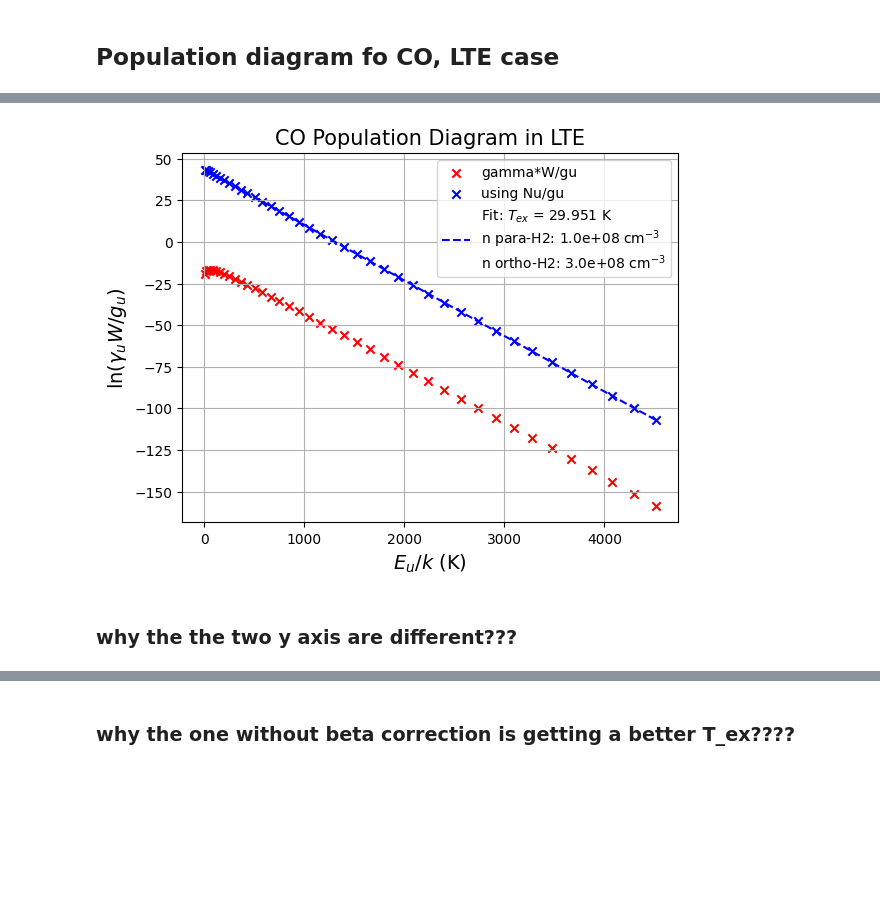
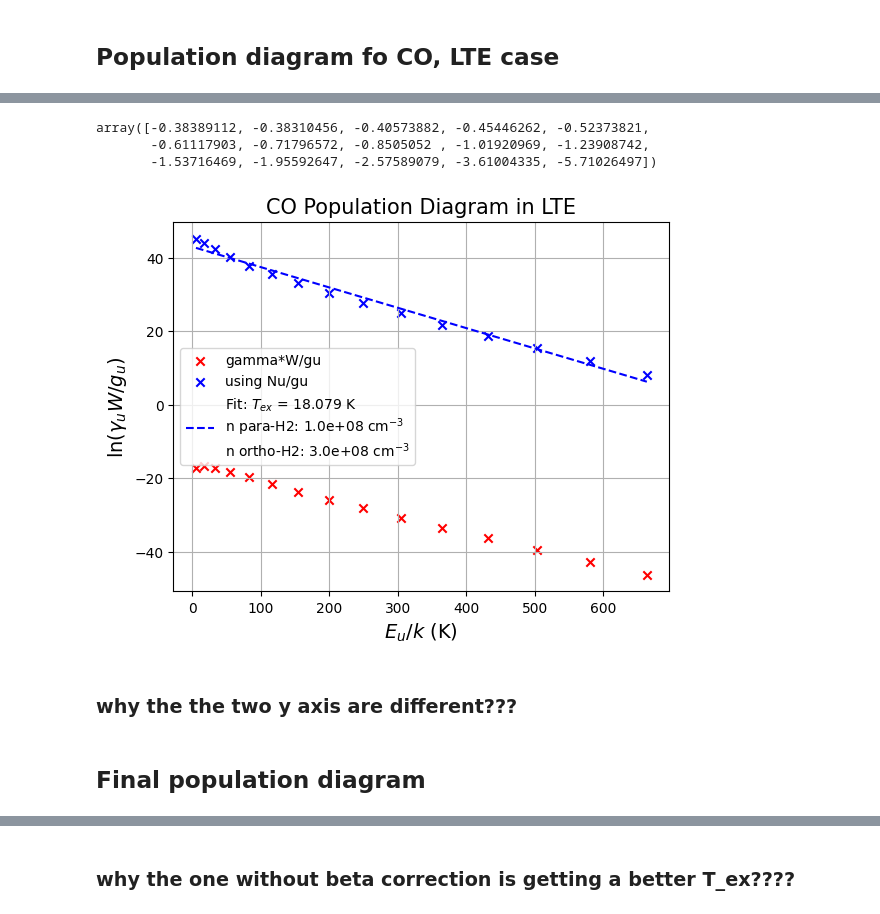
Before and after one commit to aleksej-rodano/phas0052_project, a Jupyter notebook: pythonradex_clean.ipynb, the cells around one changed output, grey strips where cells are left out. Cells and saved outputs as stored; diff of their text form; code cells hidden in the pictures; blank space fills up the shorter version.

```diff
--- a/pythonradex_clean.ipynb
+++ b/pythonradex_clean.ipynb
@@ -341,7 +332,4 @@ dict_keys(['levels', 'radiative transitions', 'collisional transitions', 'quantu
 # %%
-# get the values from the cloud object
-TexCo, tauCo, AulCo, BulCo, nu0_arrayCo, EuCo, gCO = extract_values(cloud, data_co)
-
 # compute the flux from the cloud
 distance_observer = 100 * constants.parsec  # distance between the observer and the cloud in m
 source_radius = 10 * constants.au  # radius of the source in m
@@ -349,6 +337,8 @@ source_radius = 10 * constants.au  # radius of the source in m
 source_solid_angle = source_radius**2 * np.pi / distance_observer**2
 
 fluxCo = cloud.fluxes_of_individual_transitions(transitions=None, solid_angle=source_solid_angle)
+# get the flux of the first NUM_TRANSITIONS transitions
+fluxCo = fluxCo[:NUM_TRANSITIONS]
 # %%
 # plot the spectrum with individual fluxes
 plt.stem(nu0_arrayCo / constants.giga, fluxCo, basefmt=" ", markerfmt=" ")
@@ -444,0 +468,22 @@ plt.scatter(EuCo, diff_beta, marker="x", color="green", label="difference betwee
+# %%
+# calculate escape probability for each transition
+beta = (1 - np.exp(-tauCo)) / tauCo
+# Replace 0 with nan in beta
+beta[beta == 0] = np.nan
+
+# get the y axis of the plot: ln(γ_u * W / g_u)
+y_values = np.log(gammaCo * fluxCo / gCO)
+
+# calculate get y values using column density of the upper level
+y_values_Nu = np.log(NuCo / gCO)
+# calculate y values using column density of the upper level and beta
+y_value_Nu_beta_consideration = np.log(NuCo / (beta * gCO))
+
+diff_beta = y_values_Nu - y_values
+
+# plot population diagram
+fig, ax = plt.subplots()
+
+# plot y values considering escape probaility
+plt.scatter(EuCo, diff_beta, marker="x", color="green", label="difference between y values")
+plt.legend()
@@ -445,38 +493,46 @@ plt.scatter(EuCo, diff_beta, marker="x", color="green", label="difference betwee
+# %%
+y_values / y_values_Nu
+# %% [output]
+array([-0.38389112, -0.38310456, -0.40573882, -0.45446262, -0.52373821,
+       -0.61117903, -0.71796572, -0.8505052 , -1.01920969, -1.23908742,
+       -1.53716469, -1.95592647, -2.57589079, -3.61004335, -5.71026497])
 # %%
 # plot population diagram
 fig, ax = plt.subplots()
 plt.scatter(EuCo, y_values, marker="x", color="red", label="gamma*W/gu")
-plt.scatter(EuCo, y_values_new, marker="x", color="blue", label="using Nu/gu")
+plt.scatter(EuCo, y_values_Nu, marker="x", color="blue", label="using Nu/gu")
 
 # plot y values considering escape probaility
 # plt.scatter(EuCo, y_value_new_beta_consideration, marker="x", color="green", label="considering beta and Nu")
 
 
 plt.xlabel(r"$E_u/k$ (K)", fontsize=14)
 plt.ylabel(r"$\ln(\gamma_u W / g_u)$", fontsize=14)
 plt.title("CO Population Diagram in LTE", fontsize=15)
 
 # # Fit a straight line to estimate T_ex
-fit = np.polyfit(EuCo, y_values_new, 1)  # Linear fit
+fit = np.polyfit(EuCo, y_values_Nu, 1)  # Linear fit
 T_ex = -1 / fit[0]  # Rotational temperature from slope
 
 # Plot the best-fit line
 x_fit = np.linspace(min(EuCo), max(EuCo), 100)
 y_fit = fit[0] * x_fit + fit[1]
 plt.plot(
     x_fit,
     y_fit,
     linestyle="--",
     color="blue",
     label=(
         f"Fit: $T_{{ex}}$ = {T_ex:.5g} K\nn para-H2: {para_h2_density:.1e} cm$^{{-3}}$\nn ortho-H2: {ortho_h2_density:.1e} cm$^{{-3}}$"
     ),
 )
 plt.legend()
 ax.grid()
 plt.show()
 # %% [output]
-[figure, old version]
+[figure, new version]
 # %% [markdown]
 ### why the the two y axis are different???
+# %% [markdown]
+## Final population diagram
 # %%
```
Also changed, not shown: parts of 45 cells of this notebook, 1 other file.
